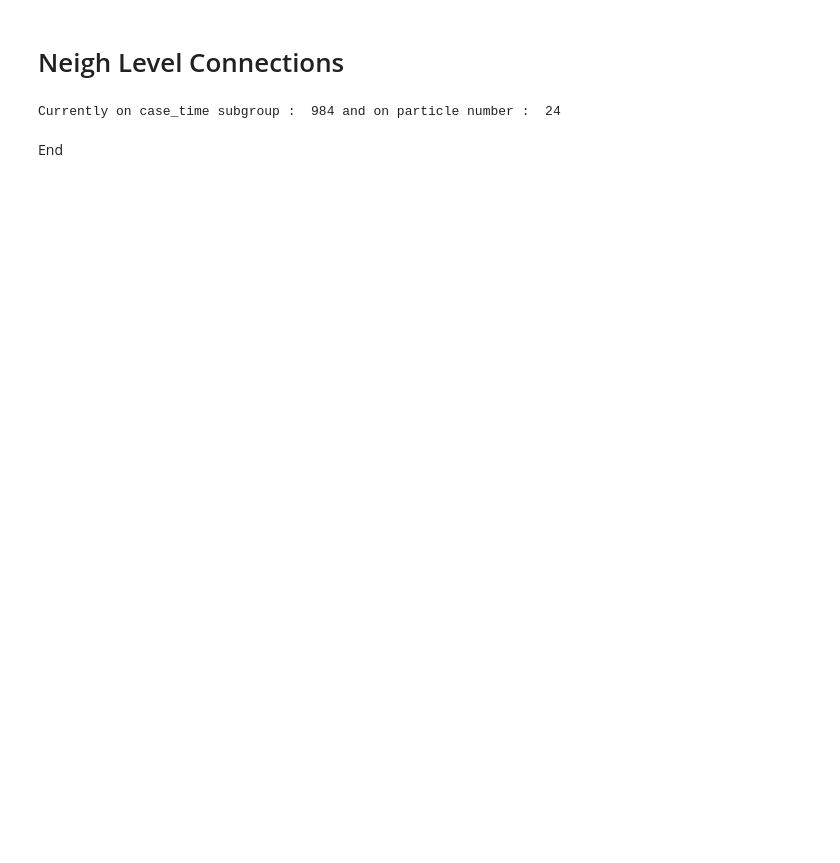
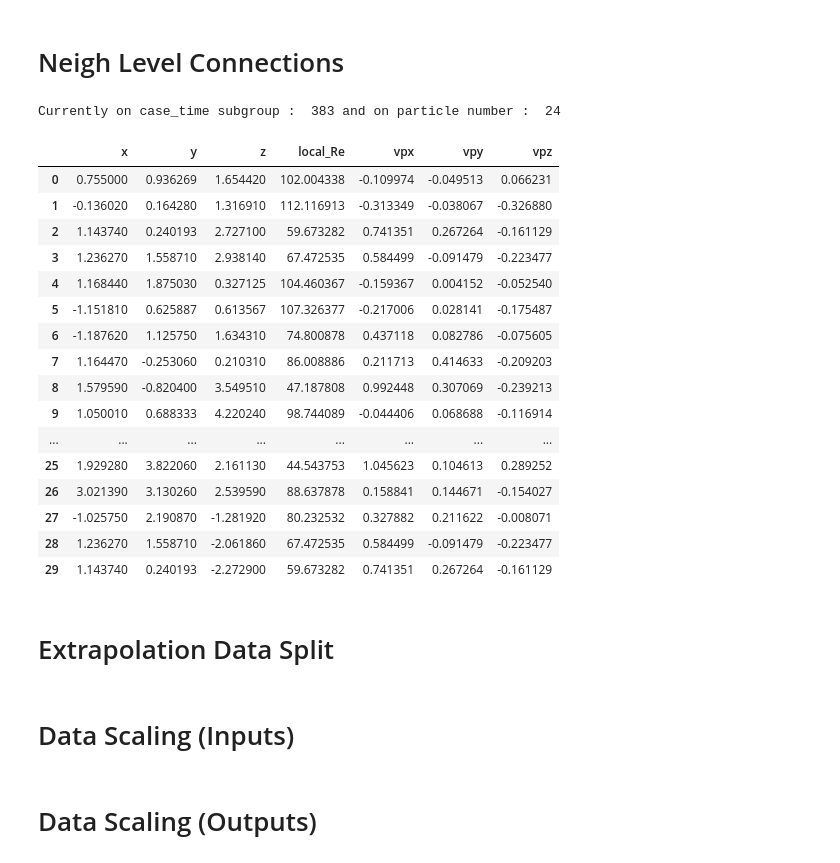
Before and after one commit to neilashwinraj/GNN, a Jupyter notebook: Data_generation_functions_levelled.ipynb, the cells around one changed output. Saved outputs shown, nothing was run; the diff lists cells and outputs as text; code cells hidden in the pictures; blank space fills up the shorter version.

Commit message:
improved version of levelled data generator

```diff
--- a/Data_generation_functions_levelled.ipynb
+++ b/Data_generation_functions_levelled.ipynb
@@ -291,6 +290,7 @@ def final_wrapper(pd_list,num_levels=3,neigh_per_level=[5,3,2]):
 
     nodes_list = list()
     connections_list = list()
+    delete_list = list()
 
     ### iterate over case_time subgroups ###
 #     for i in range(50):
@@ -308,6 +308,8 @@ def final_wrapper(pd_list,num_levels=3,neigh_per_level=[5,3,2]):
             nearest_neighbor_data = generate_nearest_neighbor_data_neigh_levels(poi,tp_particles,num_levels=num_levels
                                                                                 ,neigh_per_level=neigh_per_level)
 
+            delete_list.append(nearest_neighbor_data)
+
             ### Find unique data particles and assign an index to each of them ###
             all_involved_particles_pd = generate_list_of_indices_for_particles(poi,nearest_neighbor_data)
 
@@ -317,7 +319,7 @@ def final_wrapper(pd_list,num_levels=3,neigh_per_level=[5,3,2]):
 
             ### Append local features to all_involved_particles_pd ###
             all_involved_particles_pd_extra = merge_columns_to_pandas_list(all_involved_particles_pd
-                                                                          ,variable_list=["local_Re"],
+                                                                          ,variable_list=["local_Re","vpx","vpy","vpz","Drag"],
                                                                            master_dataframe=tp_particles_dataframe)
 
             ### append data to lists ###
@@ -325,4 +327,4 @@ def final_wrapper(pd_list,num_levels=3,neigh_per_level=[5,3,2]):
             connections_list.append(edge_index)
             clear_output(wait=True)
 
-    return nodes_list,connections_list,nearest_neighbor_data
+    return nodes_list,connections_list,delete_list
@@ -329,9 +381,44 @@ def final_wrapper(pd_list,num_levels=3,neigh_per_level=[5,3,2]):
 # %%
 ### Read data ###
-time_series_data = pd.read_csv("/home/neilashwinraj/gnns/ze_time_series_data_raw/rho100_10percent_Re100.dat")
+experiment = "rho2_10percent_Re100"
+time_series_data = pd.read_csv("/home/neilashwinraj/gnns/ze_time_series_data_raw/data_with_xyz_velocities/"+experiment+".dat",index_col=False)
 pd_list = group_time_series_data(time_series_data)
 nodes_list,connections_list,nearest_neighbor_data = final_wrapper(pd_list)
+
+### Pre-processing ###
+
+### extract the necessary features ###
+input_node_list = [nodes_list[i][["x","y","z","local_Re","vpx","vpy","vpz"]] for i in range(len(nodes_list))]
+
+### convert connections_list to int datatype ###
+connections_list = [torch.tensor(sublist, dtype=torch.int64).T for sublist in connections_list]
+
+for i in range(len(connections_list)):
+    connections_list[i] = remove_duplicate_columns(connections_list[i])
+
+### extracting the drag forces from node list ###
+drag_forces = [nodes_list[i]["Drag"].values[0] for i in range(len(nodes_list))]
 # %% [output]
-Currently on case_time subgroup :  984 and on particle number :  24
+Currently on case_time subgroup :  383 and on particle number :  24
-# %% [markdown]
-End
+# %%
+input_node_list[0]
+# %% [output]
+|  | x | y | z | local_Re | vpx | vpy | vpz |
+| 0 | 0.755000 | 0.936269 | 1.654420 | 102.004338 | -0.109974 | -0.049513 | 0.066231 |
+| 1 | -0.136020 | 0.164280 | 1.316910 | 112.116913 | -0.313349 | -0.038067 | -0.326880 |
+| 2 | 1.143740 | 0.240193 | 2.727100 | 59.673282 | 0.741351 | 0.267264 | -0.161129 |
+| 3 | 1.236270 | 1.558710 | 2.938140 | 67.472535 | 0.584499 | -0.091479 | -0.223477 |
+| 4 | 1.168440 | 1.875030 | 0.327125 | 104.460367 | -0.159367 | 0.004152 | -0.052540 |
+| 5 | -1.151810 | 0.625887 | 0.613567 | 107.326377 | -0.217006 | 0.028141 | -0.175487 |
+| 6 | -1.187620 | 1.125750 | 1.634310 | 74.800878 | 0.437118 | 0.082786 | -0.075605 |
+| 7 | 1.164470 | -0.253060 | 0.210310 | 86.008886 | 0.211713 | 0.414633 | -0.209203 |
+| 8 | 1.579590 | -0.820400 | 3.549510 | 47.187808 | 0.992448 | 0.307069 | -0.239213 |
+| 9 | 1.050010 | 0.688333 | 4.220240 | 98.744089 | -0.044406 | 0.068688 | -0.116914 |
+| ... | ... | ... | ... | ... | ... | ... | ... |
+| 25 | 1.929280 | 3.822060 | 2.161130 | 44.543753 | 1.045623 | 0.104613 | 0.289252 |
+| 26 | 3.021390 | 3.130260 | 2.539590 | 88.637878 | 0.158841 | 0.144671 | -0.154027 |
+| 27 | -1.025750 | 2.190870 | -1.281920 | 80.232532 | 0.327882 | 0.211622 | -0.008071 |
+| 28 | 1.236270 | 1.558710 | -2.061860 | 67.472535 | 0.584499 | -0.091479 | -0.223477 |
+| 29 | 1.143740 | 0.240193 | -2.272900 | 59.673282 | 0.741351 | 0.267264 | -0.161129 |
+# %% [markdown]
+# Extrapolation Data Split
@@ -337,0 +458,2 @@ End
+# %% [markdown]
+# Data Scaling (Inputs)
@@ -337,0 +507,2 @@ End
+# %% [markdown]
+# Data Scaling (Outputs)
```
Also changed, not shown: parts of 14 cells of this notebook.
